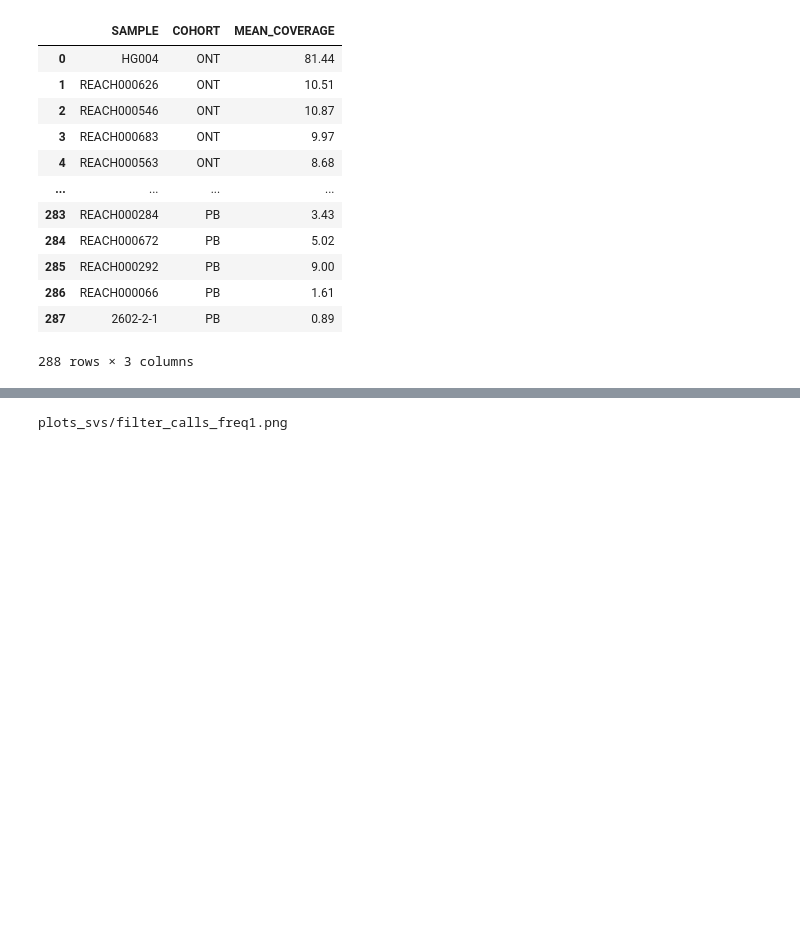
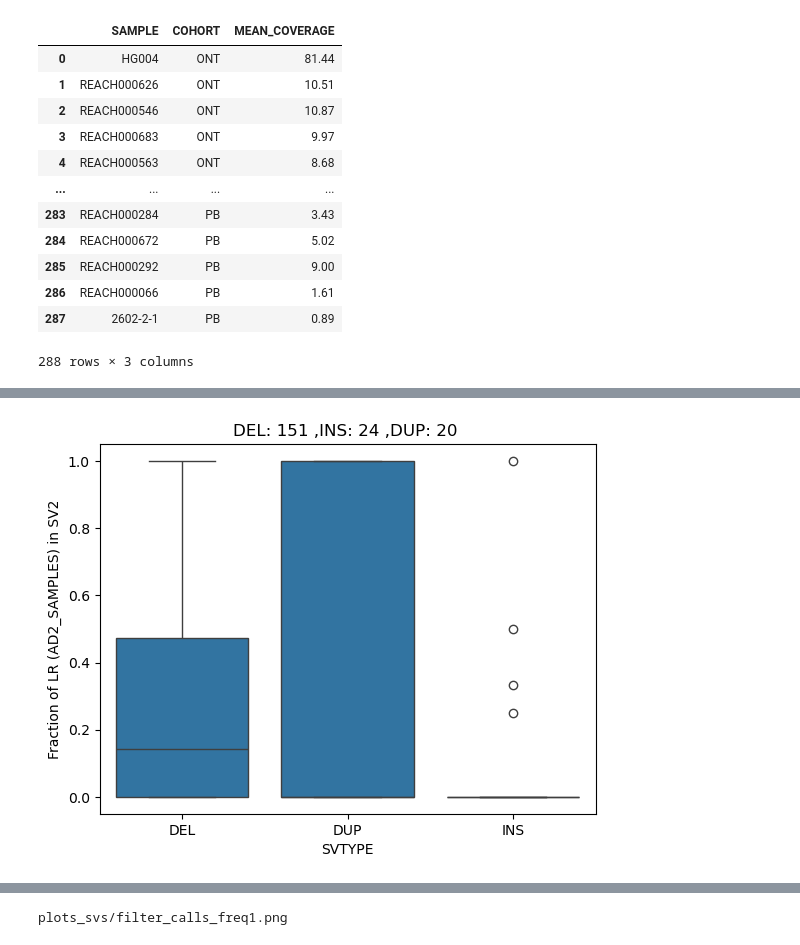
Before and after one commit to mldmort/SV_process, a Jupyter notebook: plots_svs.ipynb, the cells around one changed output, grey strips where cells are left out. Saved outputs shown, nothing was run; the diff lists cells and outputs as text; code cells hidden in the pictures; blank space fills up the shorter version.

```diff
--- a/plots_svs.ipynb
+++ b/plots_svs.ipynb
@@ -120,0 +260,93 @@ def get_df_flt(df, flt_name, svtypes, ext_col=None, flt_sd_art=True, freq_col=No
+# %%
+### overlap of LR-only calls with SV2 genotypes
+flt_name = 'SQ20_SAMPLES'
+#include_svtypes = ['INS', 'DEL', 'DUP', 'INV', '.']
+include_svtypes = ['DEL', 'DUP', 'INS']
+print(f'SV types included: {include_svtypes}')
+#freq_thr=1
+freq_thr=0.05
+freq_col = 'AD2_SAMPLES'
+
+############# All variants ##############
+# filter for main svtypes and quality
+df_flt = get_df_flt(df, flt_name, include_svtypes, flt_sd_art=True, freq_col=freq_col, freq_thr=freq_thr)
+print(f'total: {df.shape}')
+print(f'filtered: {df_flt.shape}')
+print(f'filtered: {df_flt.SVTYPE.value_counts()}')
+print(f'filtered: {df_flt.PLATFORM.value_counts()}')
+
+############# quantify concordance #############
+col_lr = 'AD2_SAMPLES'
+#col_lr = 'SQ20_SAMPLES'
+
+def frac_LR_in_SV2(row, col_lr):
+    #lr_list = [x for x in row[col_lr].split(',') if x != '.']
+    #il_list = [x for x in row['HET_SAMPLES'].split(',') if x != '.'] + [x for x in row['HOMALT_SAMPLES'].split(',') if x != '.']
+    lr_list = [x for x in row[col_lr].split(',') if 'REACH000' in x]
+    sv2_list = [x for x in row['SV2_GT_SAMPLES'].split(',') if 'REACH000' in x]
+    lr_in_sv2 = [x for x in lr_list if x in sv2_list]
+    sv2_in_lr = [x for x in sv2_list if x in lr_list]
+    f_lr_in_sv2 = 0
+    f_sv2_in_lr = 0
+    if len(lr_list) != 0:
+        f_lr_in_sv2 = len(lr_in_sv2) / len(lr_list)
+    if len(sv2_list) != 0:
+        f_sv2_in_lr = len(sv2_in_lr) / len(sv2_list)
+    return f_lr_in_sv2, f_sv2_in_lr
+
+df_flt_lr = df_flt.loc[df_flt.PLATFORM=="LR"].copy()
+print(f'filtered LR: {df_flt_lr.shape}')
+print(f'filtered LR: {df_flt_lr.SVTYPE.value_counts()}')
+df_flt_lr[['frac_LR_in_SV2', 'frac_SV2_in_LR']] = df_flt_lr.apply(lambda row: frac_LR_in_SV2(row, col_lr), axis=1, result_type='expand')
+#df_flt_lr[['PLATFORM', 'frac_LR_in_IL', 'frac_IL_in_LR', 'HET_SAMPLES', 'HOMALT_SAMPLES', 'AD2_SAMPLES', 'SQ20_SAMPLES']]
+
+############# plot concordance #############
+### subset to calls with some LR evidence
+#this_df = df_flt_lr.loc[df_flt_lr[col_lr]!='.'].copy()
+this_df = df_flt_lr.loc[df_flt_lr['SV2_GT_SAMPLES']!='.'].copy()
+
+# change . to INS
+#this_df['SVTYPE'] = this_df['SVTYPE'].apply(lambda x: 'INS' if x=='.' else x)
+#this_df.shape
+
+#print('frac_LR_in_IL:')
+#print(f'median: {np.median(this_df.frac_LR_in_IL)}')
+#print(f'mean: {np.mean(this_df.frac_LR_in_IL)}')
+
+#print('frac_IL_in_LR:')
+#print(f'median: {np.median(this_df.frac_IL_in_LR)}')
+#print(f'mean: {np.mean(this_df.frac_IL_in_LR)}')
+
+sv_counts = this_df.SVTYPE.value_counts()
+#sv_counts = df_flt_lr.SVTYPE.value_counts()
+print(sv_counts)
+title = ','.join([f'{x}: {sv_counts[x]} ' for x in sv_counts.index.tolist()])
+print(title)
+
+plt.figure()
+#sb.boxplot(data=this_df, x = 'SVTYPE', y='frac_LR_in_IL')
+#sb.boxplot(data=df_flt_lr, x = 'SVTYPE', y='frac_LR_in_SV2')
+sb.boxplot(data=this_df, x = 'SVTYPE', y='frac_LR_in_SV2')
+#plt.xticks(rotation=45, ha='right')
+#plt.xlabel('')
+plt.title(title)
+plt.ylabel(f'Fraction of LR ({col_lr}) in SV2')
+fig_name = dir_fig + f'concordence_LRonly_with_LR_{col_lr}_fracLR.png'
+print(fig_name)
+plt.savefig(fig_name, bbox_inches='tight')
+plt.show()
+plt.close()
+
+plt.figure()
+#sb.boxplot(data=df_flt_lr, x = 'SVTYPE', y='frac_SV2_in_LR')
+sb.boxplot(data=this_df, x = 'SVTYPE', y='frac_SV2_in_LR')
+#plt.xticks(rotation=45, ha='right')
+#plt.xlabel('')
+plt.title(title)
+plt.ylabel(f'Fraction of SV2 in LR ({col_lr})')
+fig_name = dir_fig + f'concordence_LRonly_with_LR_{col_lr}_fracSV2.png'
+print(fig_name)
+plt.savefig(fig_name, bbox_inches='tight')
+plt.show()
+plt.close()
+# %% [output]
@@ -120,0 +370 @@ def get_df_flt(df, flt_name, svtypes, ext_col=None, flt_sd_art=True, freq_col=No
+[figure, added]
```
Also changed, not shown: parts of 7 cells of this notebook, 14 other files.
